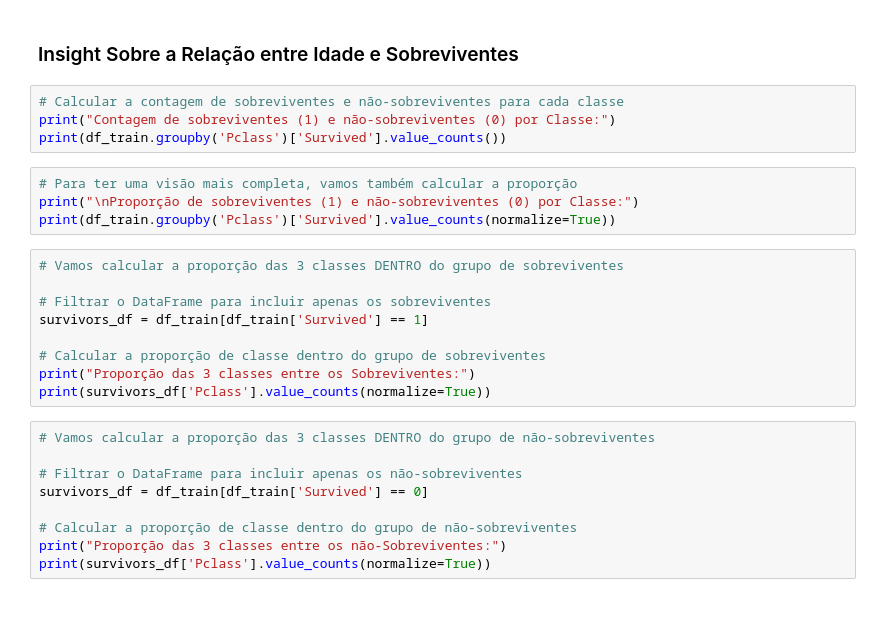
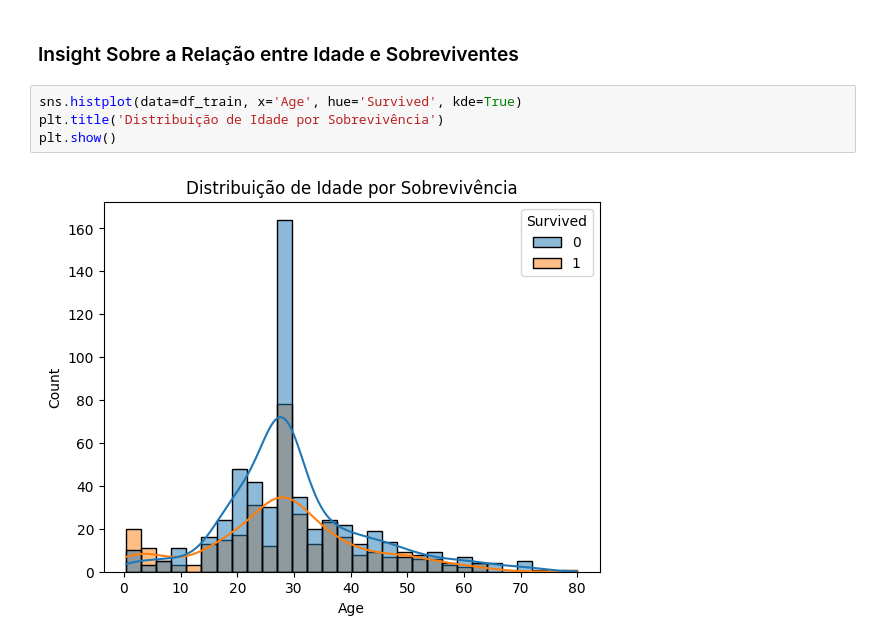
Before and after one commit to Nicholas-UFC/Titanic, a Jupyter notebook: Titanic.ipynb, the cells around one changed output. Cells and saved outputs as stored; diff of their text form; blank space fills up the shorter version.

```diff
--- a/Titanic.ipynb
+++ b/Titanic.ipynb
@@ -331,29 +333,9 @@ Pclass
 Name: proportion, dtype: float64
 # %% [markdown]
 ### Insight Sobre a Relação entre Idade e Sobreviventes
-# %%
-# Calcular a contagem de sobreviventes e não-sobreviventes para cada classe
-print("Contagem de sobreviventes (1) e não-sobreviventes (0) por Classe:")
-print(df_train.groupby('Pclass')['Survived'].value_counts())
-# %%
-# Para ter uma visão mais completa, vamos também calcular a proporção
-print("\nProporção de sobreviventes (1) e não-sobreviventes (0) por Classe:")
-print(df_train.groupby('Pclass')['Survived'].value_counts(normalize=True))
-# %%
-# Vamos calcular a proporção das 3 classes DENTRO do grupo de sobreviventes
-
-# Filtrar o DataFrame para incluir apenas os sobreviventes
-survivors_df = df_train[df_train['Survived'] == 1]
-
-# Calcular a proporção de classe dentro do grupo de sobreviventes
-print("Proporção das 3 classes entre os Sobreviventes:")
-print(survivors_df['Pclass'].value_counts(normalize=True))
-# %%
-# Vamos calcular a proporção das 3 classes DENTRO do grupo de não-sobreviventes
-
-# Filtrar o DataFrame para incluir apenas os não-sobreviventes
-survivors_df = df_train[df_train['Survived'] == 0]
-
-# Calcular a proporção de classe dentro do grupo de não-sobreviventes
-print("Proporção das 3 classes entre os não-Sobreviventes:")
-print(survivors_df['Pclass'].value_counts(normalize=True))
+# %%
+sns.histplot(data=df_train, x='Age', hue='Survived', kde=True)
+plt.title('Distribuição de Idade por Sobrevivência')
+plt.show()
+# %% [output]
+[figure, added]
```
Also changed, not shown: parts of 4 cells of this notebook.
